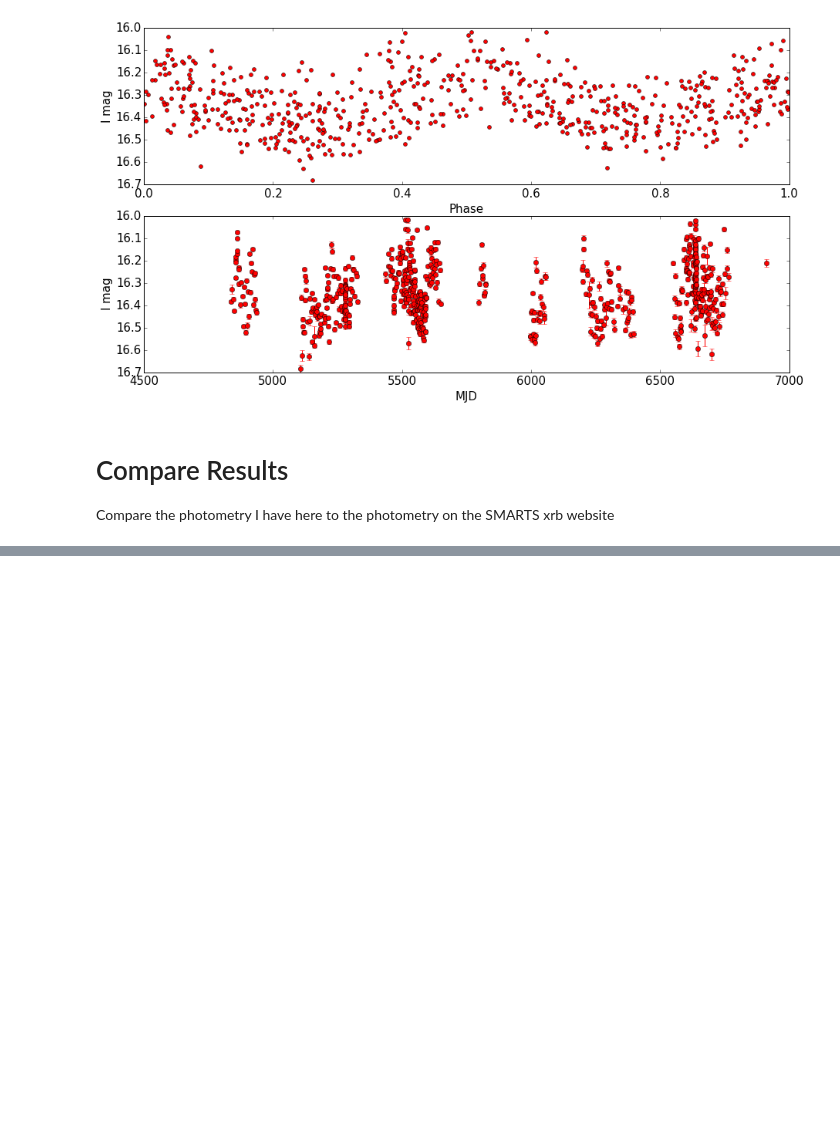
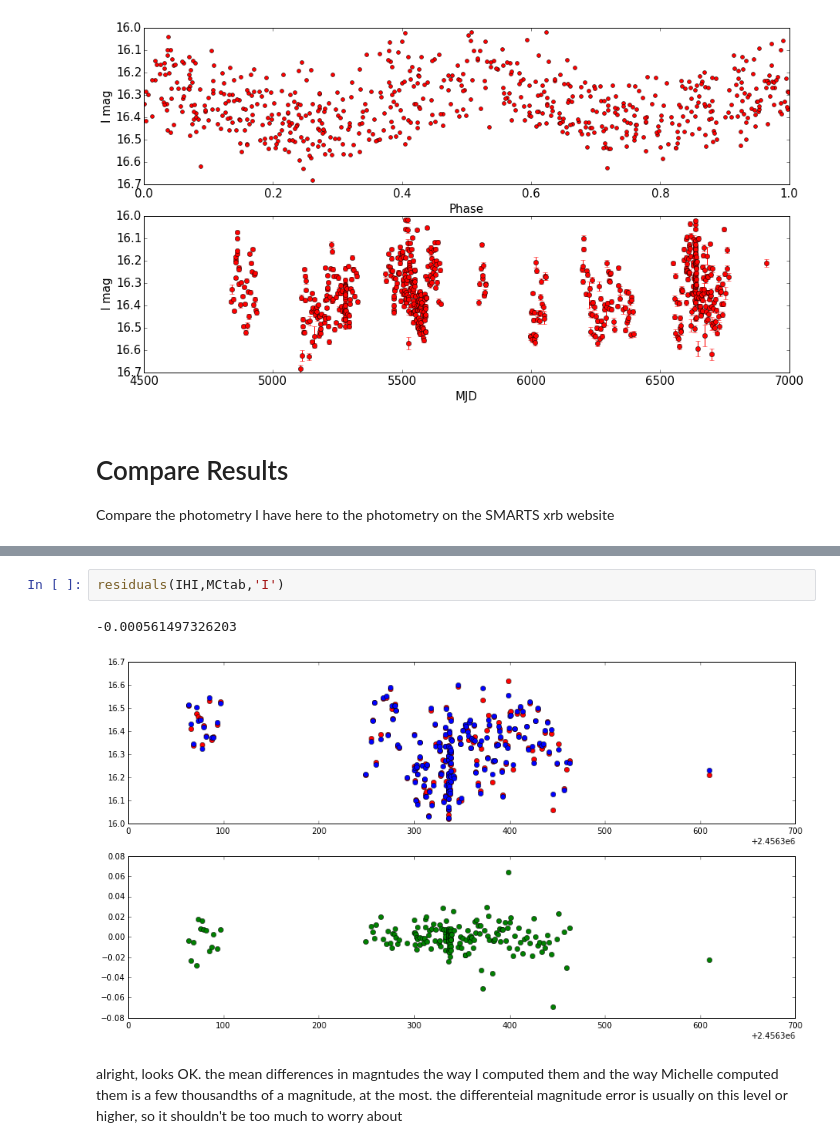
Before and after one commit to ih64/A0620, a Jupyter notebook: Untitled.ipynb, the cells around one changed output, grey strips where cells are left out. Cells and saved outputs as stored; diff of their text form; blank space fills up the shorter version.

```diff
--- a/Untitled.ipynb
+++ b/Untitled.ipynb
@@ -340,0 +326,7 @@ IHB
+# %%
+residuals(IHI,MCtab,'I')
+# %% [output]
+-0.000561497326203
+[figure, added]
+# %% [markdown]
+alright, looks OK. the mean differences in magntudes the way I computed them and the way Michelle computed them is a few thousandths of a magnitude, at the most. the differenteial magnitude error is usually on this level or higher, so it shouldn't be too much to worry about
```
Also changed, not shown: parts of 7 cells of this notebook, 9 other files.
